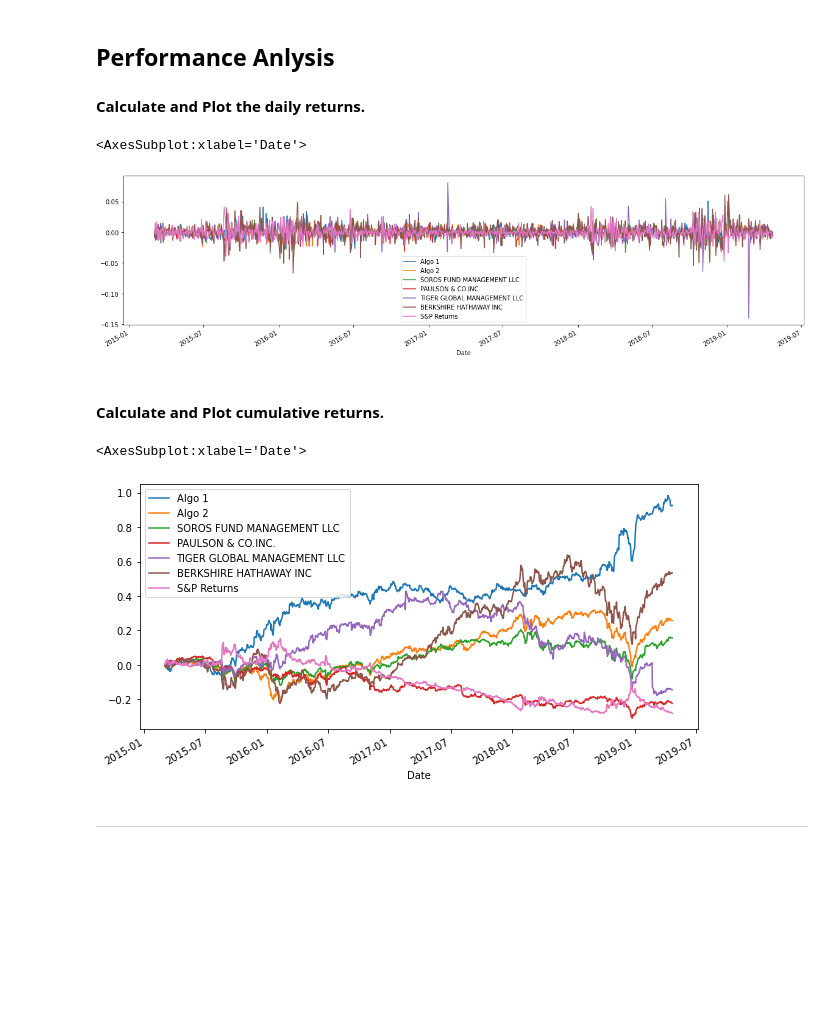
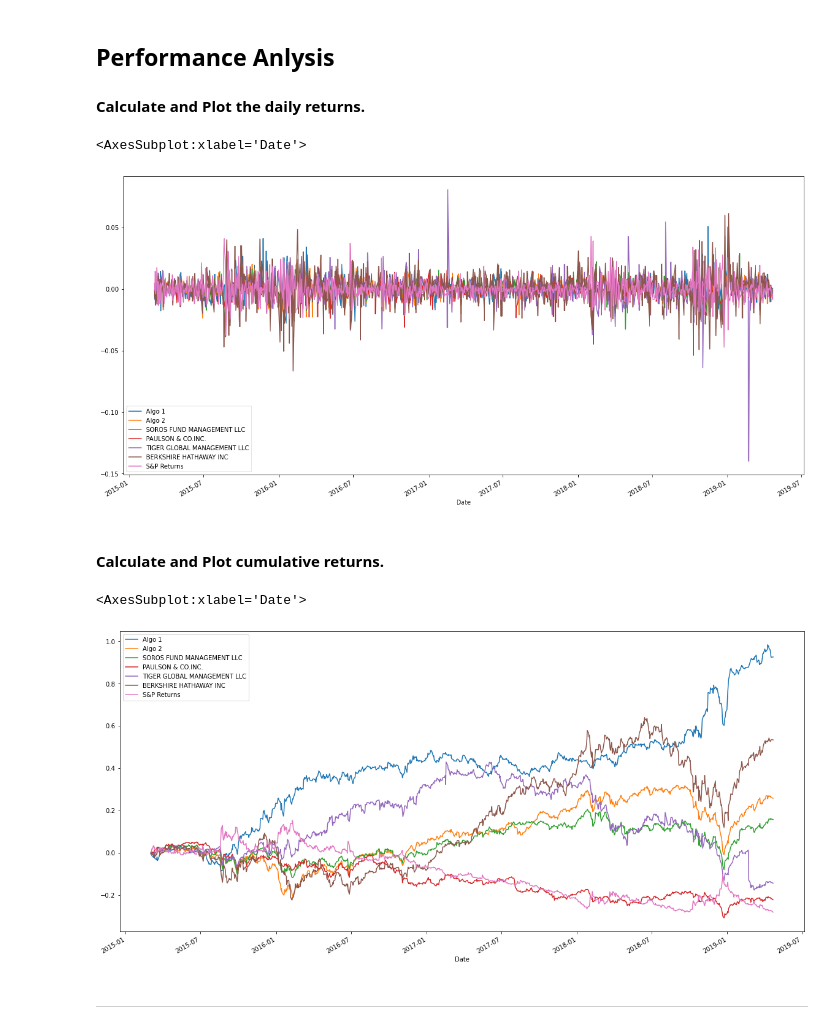
Before and after one commit to ITJedi/Whale_Analysis, a Jupyter notebook: whale_analysis.ipynb, the cells around one changed output. Drawn from its saved outputs; the diff is of its cells as text; code cells hidden in the pictures; blank space fills up the shorter version.

```diff
--- a/whale_analysis.ipynb
+++ b/whale_analysis.ipynb
@@ -198,20 +192,20 @@ In this section, you will calculate and visualize performance and risk metrics f
 #### Calculate and Plot the daily returns.
 # %%
 # Plot daily returns of all portfolios
-combined_df.plot(figsize=(20,5))
+combined_df.plot(figsize=(20,10))
 # %% [output]
 <AxesSubplot:xlabel='Date'>
-[figure, old version]
+[figure, new version]
 # %% [markdown]
 #### Calculate and Plot cumulative returns.
 # %%
 # Calculate cumulative returns of all portfolios
 cumulative_returns = (1 + combined_df).cumprod() - 1
 # Plot cumulative returns
-cumulative_returns.plot(figsize=(10,5))
+cumulative_returns.plot(figsize=(20,10))
 # %% [output]
 <AxesSubplot:xlabel='Date'>
-[figure, old version]
+[figure, new version]
 # %% [markdown]
 ---
 # %% [markdown]
```
Also changed, not shown: parts of 37 cells of this notebook, 3 other files.
